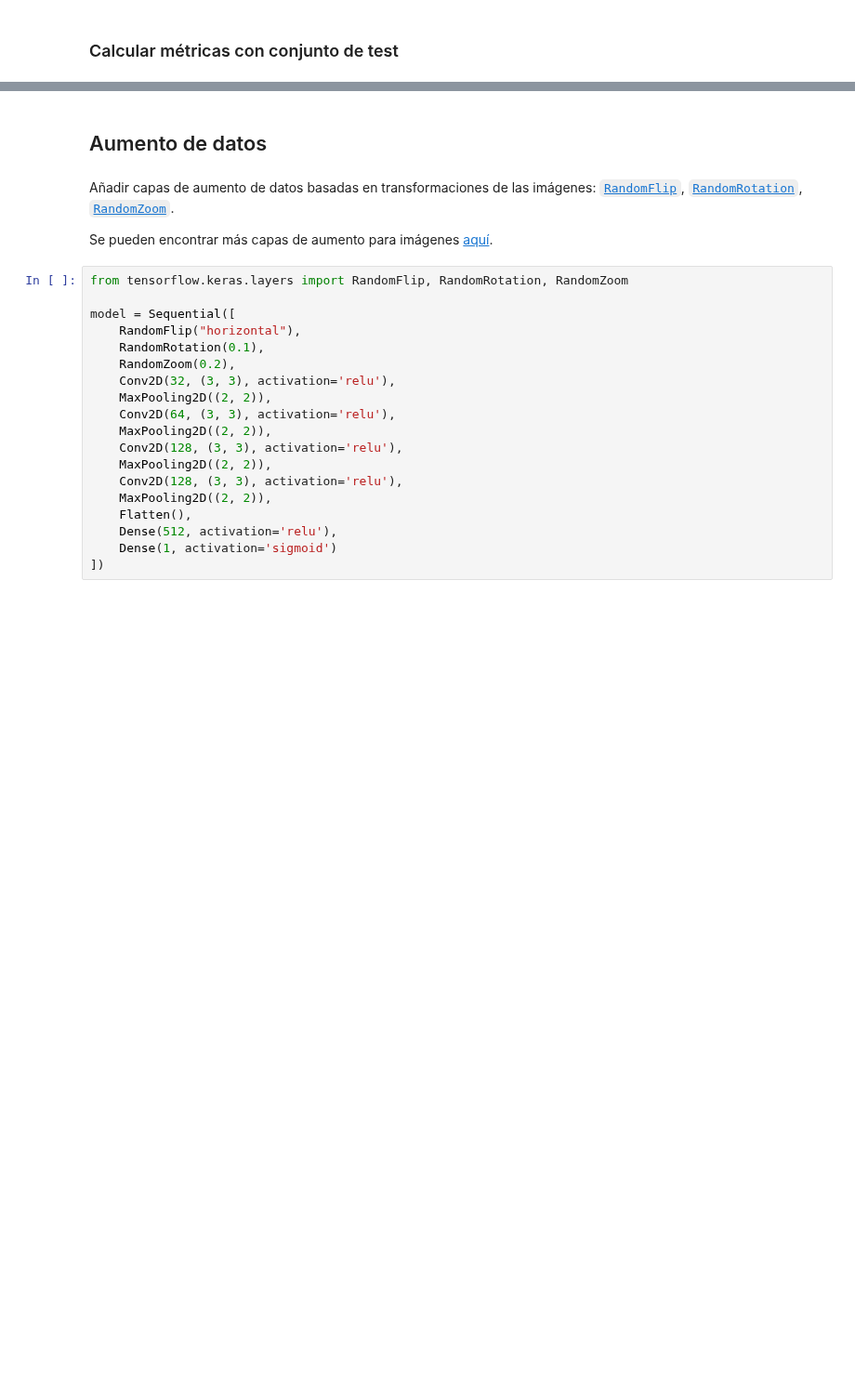
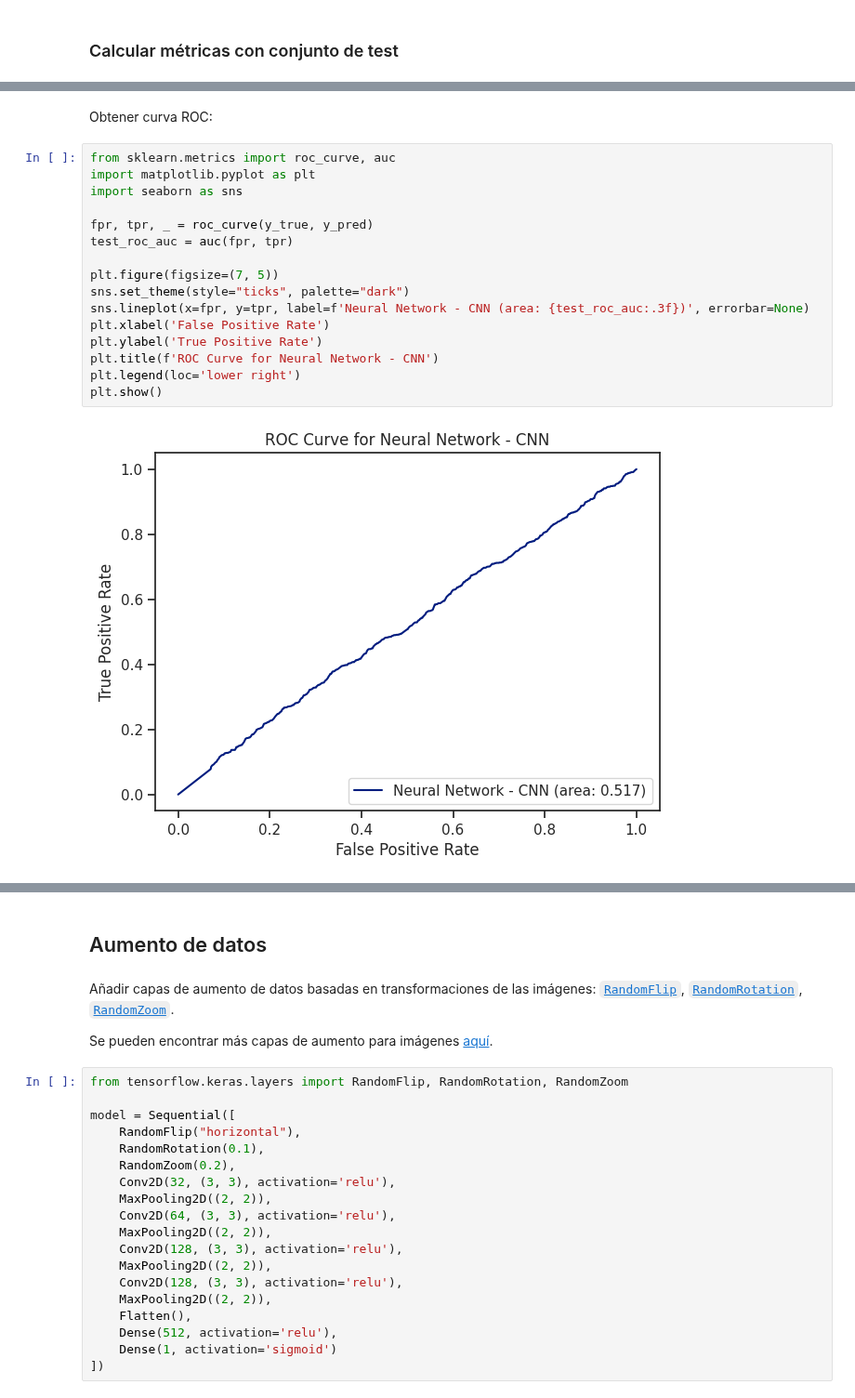
Before and after one commit to jgromero/dasoc-ap, a Jupyter notebook: dogsVScats/dogsVScats.ipynb, the cells around one changed output, grey strips where cells are left out. Shown at 93% size. Drawn from its saved outputs; the diff is of its cells as text; blank space fills up the shorter version.

```diff
--- a/dogsVScats/dogsVScats.ipynb
+++ b/dogsVScats/dogsVScats.ipynb
@@ -192,0 +224,20 @@ Test Accuracy: 0.6395000219345093
+# %% [markdown]
+Obtener curva ROC:
+# %%
+from sklearn.metrics import roc_curve, auc
+import matplotlib.pyplot as plt
+import seaborn as sns
+
+fpr, tpr, _ = roc_curve(y_true, y_pred)
+test_roc_auc = auc(fpr, tpr)
+
+plt.figure(figsize=(7, 5))
+sns.set_theme(style="ticks", palette="dark")
+sns.lineplot(x=fpr, y=tpr, label=f'Neural Network - CNN (area: {test_roc_auc:.3f})', errorbar=None)
+plt.xlabel('False Positive Rate')
+plt.ylabel('True Positive Rate')
+plt.title(f'ROC Curve for Neural Network - CNN')
+plt.legend(loc='lower right')
+plt.show()
+# %% [output]
+[figure, added]
```
Also changed, not shown: parts of 11 cells of this notebook, 1 other file.
